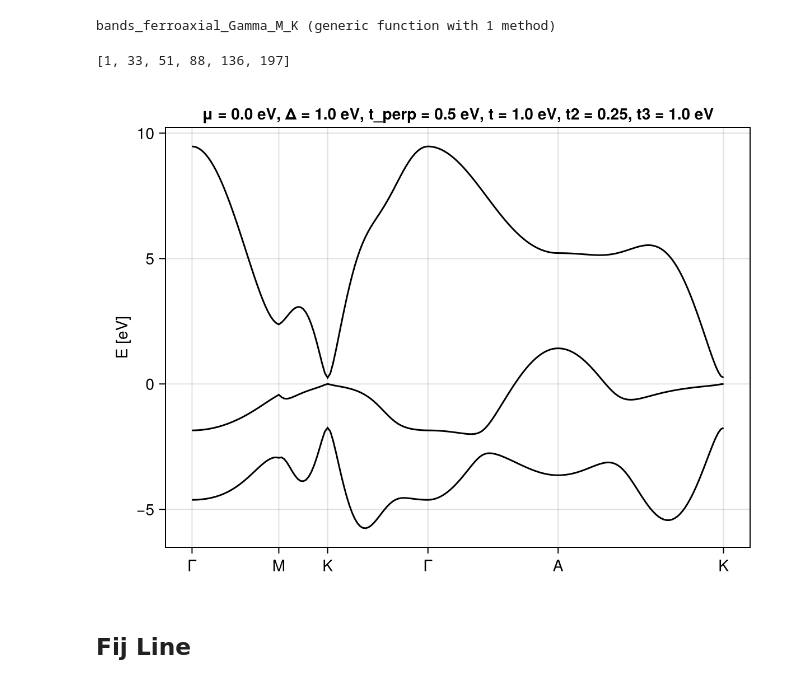
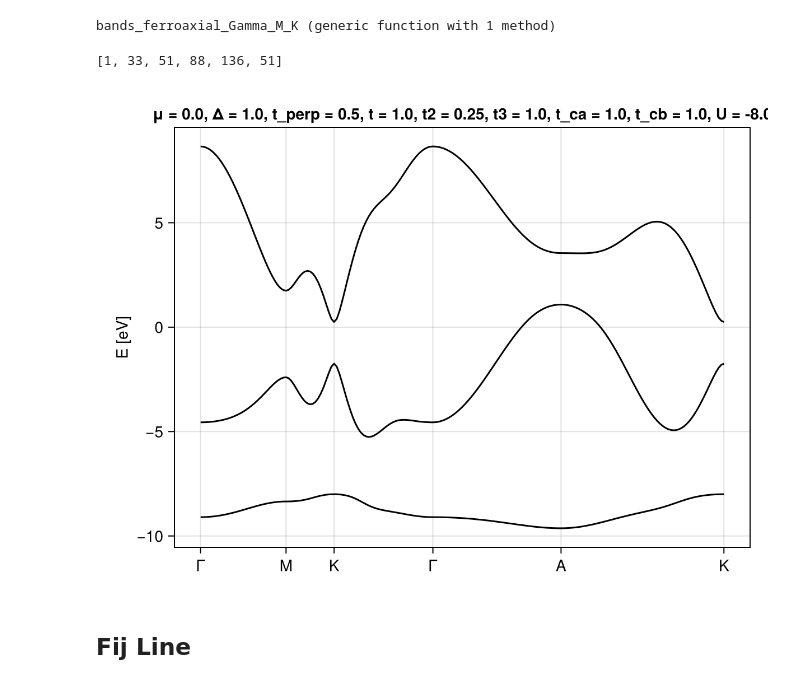
Before and after one commit to fernandopenaranda/Field_Induced_Hall_Effect, a Jupyter notebook: src/3band_ferroaxial.ipynb, the cells around one changed output. Drawn from its saved outputs; the diff is of its cells as text; code cells hidden in the pictures.

Commit message:
models +new  switches

```diff
--- a/src/3band_ferroaxial.ipynb
+++ b/src/3band_ferroaxial.ipynb
@@ -86,7 +86,7 @@ function bands_ferroaxial_Gamma_M_K(p; a = 1)
     position = [findmin(abs.(x .- yvals_1))[2] for x in ticks_vals]
     println(position)
     xticks = (vcat(position[1:5],[xvals[end]]), ["Γ", "M", "K", "Γ", "A", "K"])
-    fig = Figure(); ax = Axis(fig[1,1], ylabel = "E [eV]", title = "μ = $(p.μ), Δ = $(p.Δ), t_perp = $(p.tpz), t = $(p.t), t2 = $(p.tc), t3 = $(p.tp), t_ca = $(p.t_ca), t_cb = $(p.tcb), U = $(p.U) [eV]",  xticks=xticks)
+    fig = Figure(); ax = Axis(fig[1,1], ylabel = "E [eV]", title = "μ = $(p.μ), Δ = $(p.Δ), t_perp = $(p.tpz), t = $(p.t), t2 = $(p.tc), t3 = $(p.tp), t_ca = $(p.t_ca), t_cb = $(p.t_cb), U = $(p.U)",  xticks=xticks)
     lines!(ax, xvals, yvals_1, color = :black)
     lines!(ax, xvals, yvals_2, color = :black)
     lines!(ax, xvals, yvals_3, color = :black)
@@ -97,11 +97,11 @@ end
 # %% [output]
 bands_ferroaxial_Gamma_M_K (generic function with 1 method)
 # %%
-vals, fig = bands_ferroaxial_Gamma_M_K(modelpresets_3bandFA(; μ =0, t =1 ,tp =1, Δ = 1, tpz = 0.5, tc = 0.25, U = 0, t_ca = 1, t_cb = 1));
+vals, fig = bands_ferroaxial_Gamma_M_K(modelpresets_3bandFA(; μ =0, t =1 ,tp =1, Δ = 1, tpz = 0.5, tc = 0.25, U = -8, t_ca = 1, t_cb = 1));
 fig
 # %% [output]
-[1, 33, 51, 88, 136, 197]
+[1, 33, 51, 88, 136, 51]
-[figure, old version]
+[figure, new version]
 # %% [markdown]
 ## Fij Line
 # %%
```
Also changed, not shown: 11 other files.
